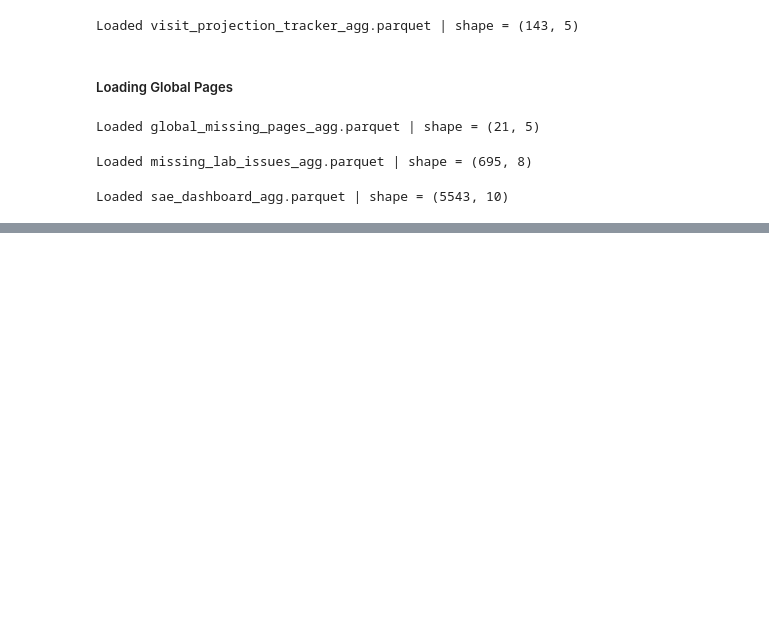
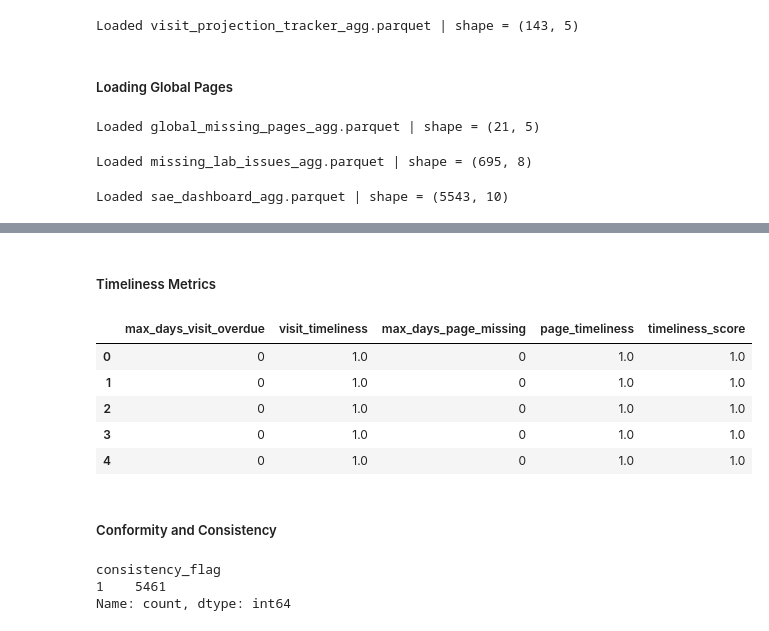
Before and after one commit to Saber0722/Operational-Dataflow, a Jupyter notebook: notebooks/Master_Subject_Table.ipynb, the cells around one changed output, grey strips where cells are left out. Cells and saved outputs as stored; diff of their text form; code cells hidden in the pictures; blank space fills up the shorter version.

```diff
--- a/notebooks/Master_Subject_Table.ipynb
+++ b/notebooks/Master_Subject_Table.ipynb
@@ -520,0 +723,2 @@ assert (master_df["open_sae_count"] >= 0).all()
+# %% [markdown]
+##### Timeliness Metrics
@@ -520,0 +752,45 @@ assert (master_df["open_sae_count"] >= 0).all()
+# %%
+def page_timeliness_score(days):
+    if days <= 0:
+        return 1.0
+    elif days <= 14:
+        return 0.8
+    elif days <= 30:
+        return 0.6
+    elif days <= 60:
+        return 0.4
+    else:
+        return 0.2
+
+master_df["page_timeliness"] = master_df["max_days_page_missing"].apply(
+    page_timeliness_score
+)
+
+assert master_df["page_timeliness"].between(0, 1).all()
+# %%
+master_df["timeliness_score"] = (
+    0.6 * master_df["visit_timeliness"] +
+    0.4 * master_df["page_timeliness"]
+)
+
+assert master_df["timeliness_score"].between(0, 1).all()
+# %%
+# Sanity check: display timeliness metrics
+master_df[
+    [
+        "max_days_visit_overdue",
+        "visit_timeliness",
+        "max_days_page_missing",
+        "page_timeliness",
+        "timeliness_score",
+    ]
+].head()
+# %% [output]
+|  | max_days_visit_overdue | visit_timeliness | max_days_page_missing | page_timeliness | timeliness_score |
+| 0 | 0 | 1.0 | 0 | 1.0 | 1.0 |
+| 1 | 0 | 1.0 | 0 | 1.0 | 1.0 |
+| 2 | 0 | 1.0 | 0 | 1.0 | 1.0 |
+| 3 | 0 | 1.0 | 0 | 1.0 | 1.0 |
+| 4 | 0 | 1.0 | 0 | 1.0 | 1.0 |
+# %% [markdown]
+##### Conformity and Consistency
@@ -520,0 +829,6 @@ assert (master_df["open_sae_count"] >= 0).all()
+# %%
+master_df["consistency_flag"].value_counts()
+# %% [output]
+consistency_flag
+1    5461
+Name: count, dtype: int64
```
Also changed, not shown: parts of 33 cells of this notebook, 8 other files.
